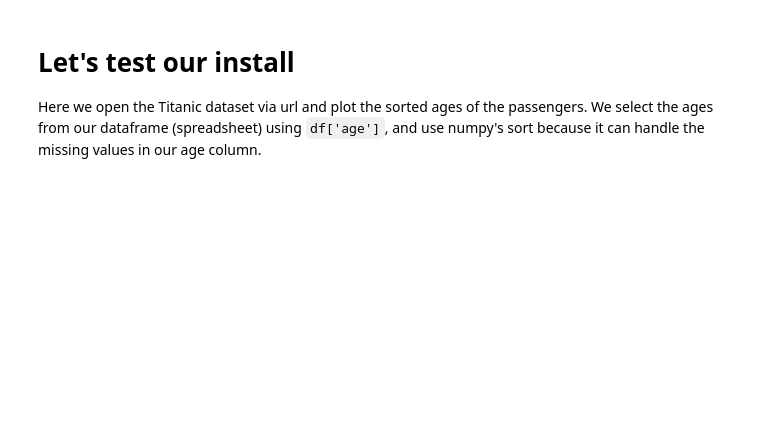
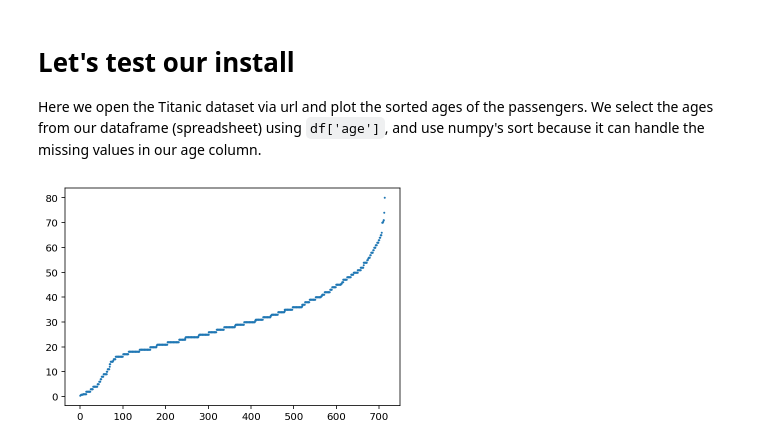
Before and after one commit to matplotlib/GettingStarted, a Jupyter notebook: notebooks/0_getting_started.ipynb, the cells around one changed output. Saved outputs shown, nothing was run; the diff lists cells and outputs as text; code cells hidden in the pictures; blank space fills up the shorter version.

```diff
--- a/notebooks/0_getting_started.ipynb
+++ b/notebooks/0_getting_started.ipynb
@@ -87,3 +91,8 @@ _ = ax.plot(np.sort(df['Age']), 'o')
 # Let's test our install
 
 Here we open the Titanic dataset via url and plot the sorted ages of the passengers. We select the ages from our dataframe (spreadsheet) using `df['age']`, and use numpy's sort because it can handle the missing values in our age column.
+# %%
+fig, ax = plt.subplots()
+_ = ax.plot(np.sort(df['Age']), 'o', ms=1)
+# %% [output]
+[figure, added]
```
Also changed, not shown: parts of 6 cells of this notebook, 4 other files.
